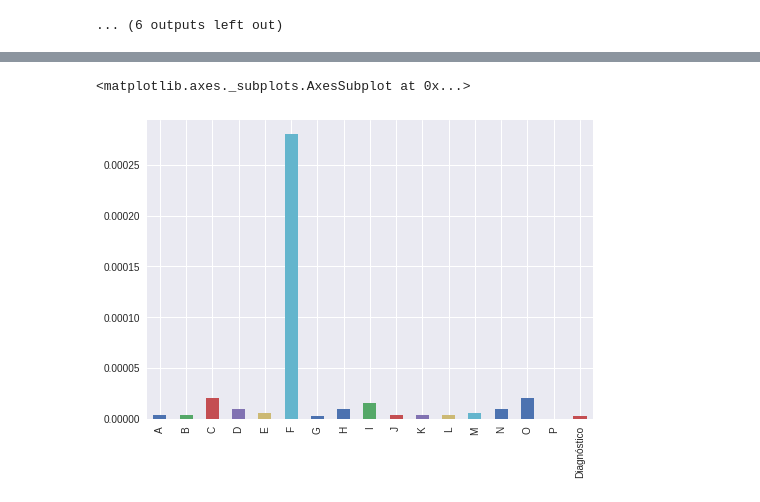
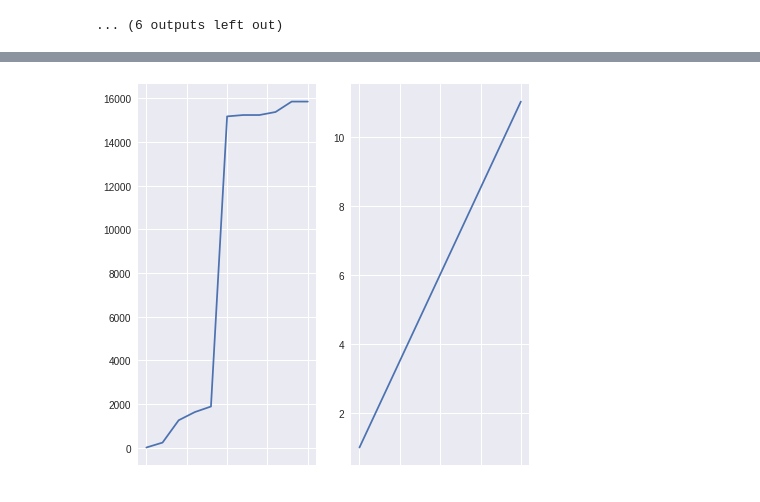
Before and after one commit to carvalheirafc/deep_learning_stuff, a Jupyter notebook: statistical_analysis/diabetes/diabetes_stats_analysis.ipynb, the cells around one changed output, grey strips where cells are left out. Saved outputs shown, nothing was run; the diff lists cells and outputs as text; code cells hidden in the pictures.

```diff
--- a/statistical_analysis/diabetes/diabetes_stats_analysis.ipynb
+++ b/statistical_analysis/diabetes/diabetes_stats_analysis.ipynb
@@ -110,8 +110,19 @@ ax = sns.heatmap(diabetes_norm.corr())
-# %%
-diabetes_norm.var().plot.bar()
-# %% [output]
-<matplotlib.axes._subplots.AxesSubplot at 0x...>
-[figure, removed]
+# %%
+# Manualin Deleting some Columns
+# Based on values distribuitons and correlation factor
+
+diabetes_norm = diabetes_norm.drop(columns=['H','I','O','P','K','L'])
+diabetes = diabetes.drop(columns=['H','I','O','P','K','L'])
+# %%
+# Showing the acumulative variance of the dataset
+
+fig, ax = plt.subplots(1,2, figsize=(7,7))
+
+ax_ = np.cumsum(diabetes.var()).plot(ax=ax[0])
+
+ax_norm = np.cumsum(diabetes_norm.var()).plot(ax=ax[1])
+# %% [output]
+[figure, added]
 # %%
 ## Saving the Datasets
 
```
Also changed, not shown: parts of 2 cells of this notebook.
